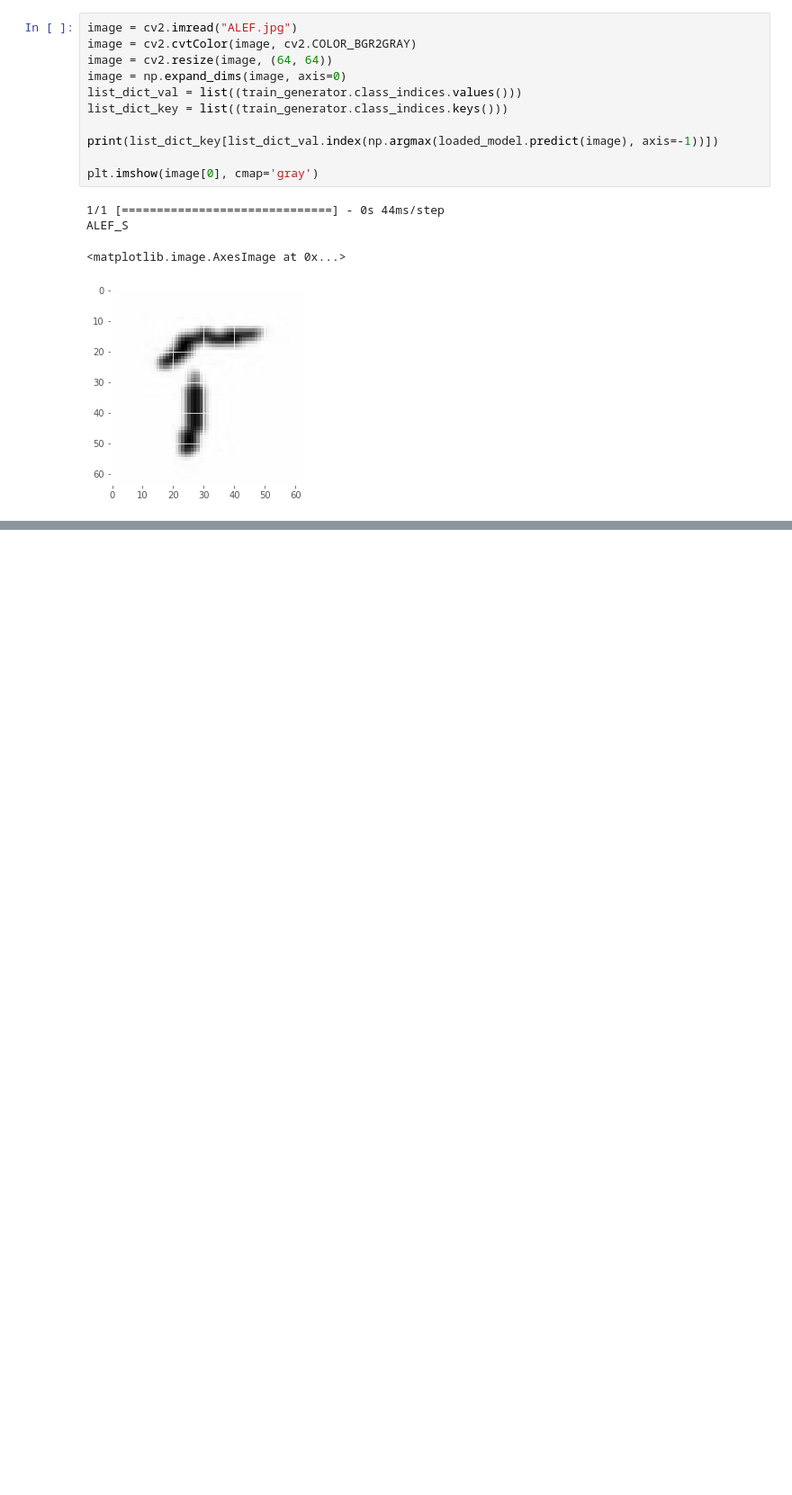
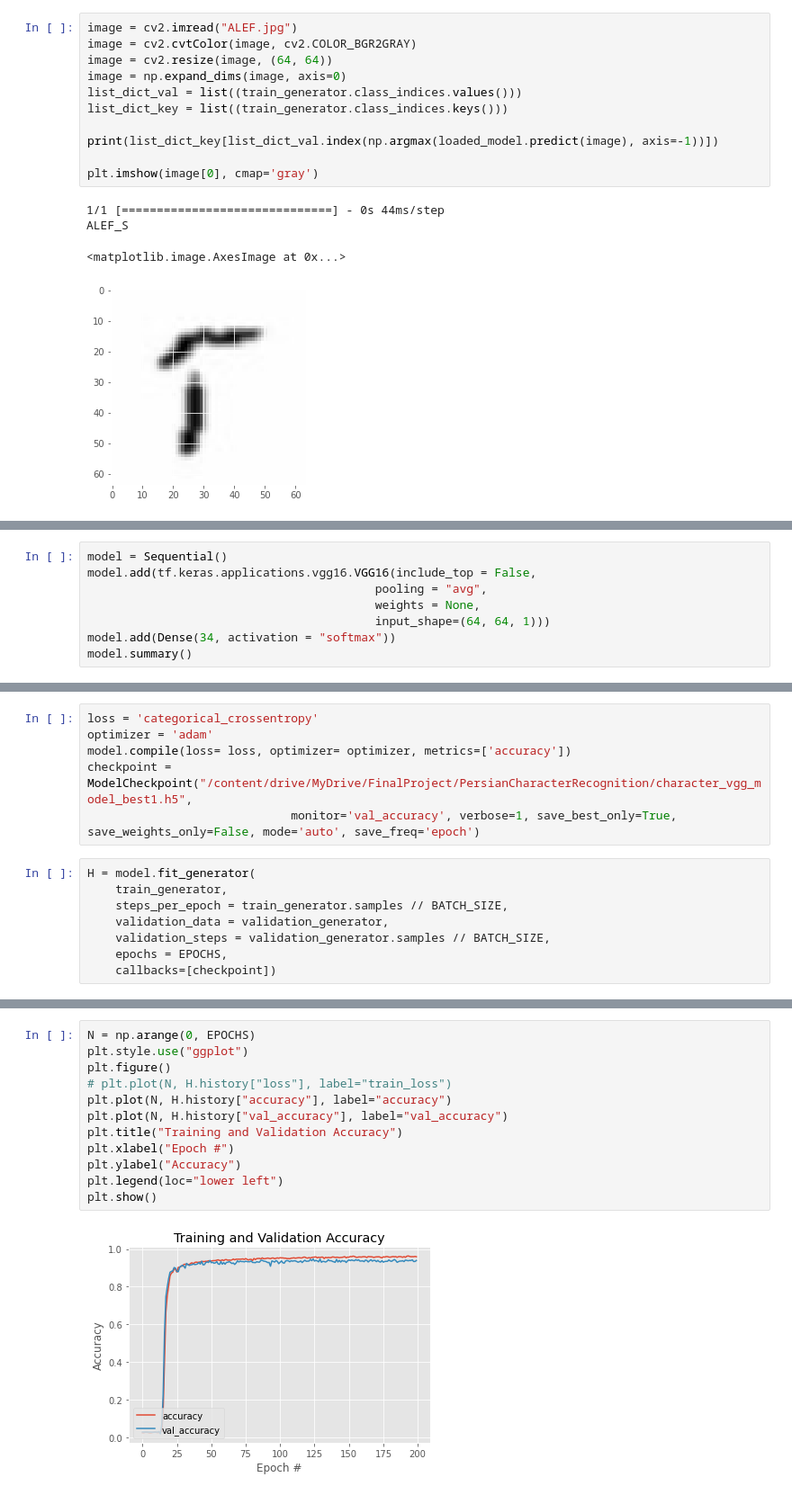
Before and after one commit to ali-f-alfa/Persian-Handwriting-Recognition, a Jupyter notebook: Persian_Handwriting_Character_Recognition_.ipynb, the cells around one changed output, grey strips where cells are left out. Shown at 90% size. Saved outputs shown, nothing was run; the diff lists cells and outputs as text; blank space fills up the shorter version.

Commit message:
vgg model added

```diff
--- a/Persian_Handwriting_Character_Recognition_.ipynb
+++ b/Persian_Handwriting_Character_Recognition_.ipynb
@@ -279,0 +282,8 @@ ALEF_S
+# %%
+model = Sequential()
+model.add(tf.keras.applications.vgg16.VGG16(include_top = False,
+                                         pooling = "avg",
+                                         weights = None,
+                                         input_shape=(64, 64, 1)))
+model.add(Dense(34, activation = "softmax"))
+model.summary()
@@ -279,0 +340,14 @@ ALEF_S
+# %%
+loss = 'categorical_crossentropy'
+optimizer = 'adam'
+model.compile(loss= loss, optimizer= optimizer, metrics=['accuracy'])
+checkpoint = ModelCheckpoint("/content/drive/MyDrive/FinalProject/PersianCharacterRecognition/character_vgg_model_best1.h5",
+                             monitor='val_accuracy', verbose=1, save_best_only=True, save_weights_only=False, mode='auto', save_freq='epoch')
+# %%
+H = model.fit_generator(
+    train_generator,
+    steps_per_epoch = train_generator.samples // BATCH_SIZE,
+    validation_data = validation_generator,
+    validation_steps = validation_generator.samples // BATCH_SIZE,
+    epochs = EPOCHS,
+    callbacks=[checkpoint])
@@ -279,0 +372,14 @@ ALEF_S
+# %%
+N = np.arange(0, EPOCHS)
+plt.style.use("ggplot")
+plt.figure()
+# plt.plot(N, H.history["loss"], label="train_loss")
+plt.plot(N, H.history["accuracy"], label="accuracy")
+plt.plot(N, H.history["val_accuracy"], label="val_accuracy")
+plt.title("Training and Validation Accuracy")
+plt.xlabel("Epoch #")
+plt.ylabel("Accuracy")
+plt.legend(loc="lower left")
+plt.show()
+# %% [output]
+[figure, added]
```
Also changed, not shown: parts of 11 cells of this notebook.
